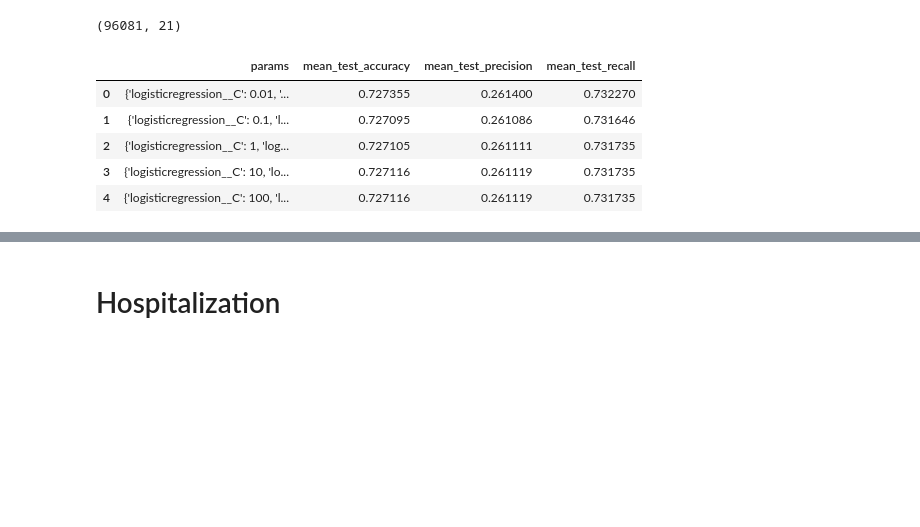
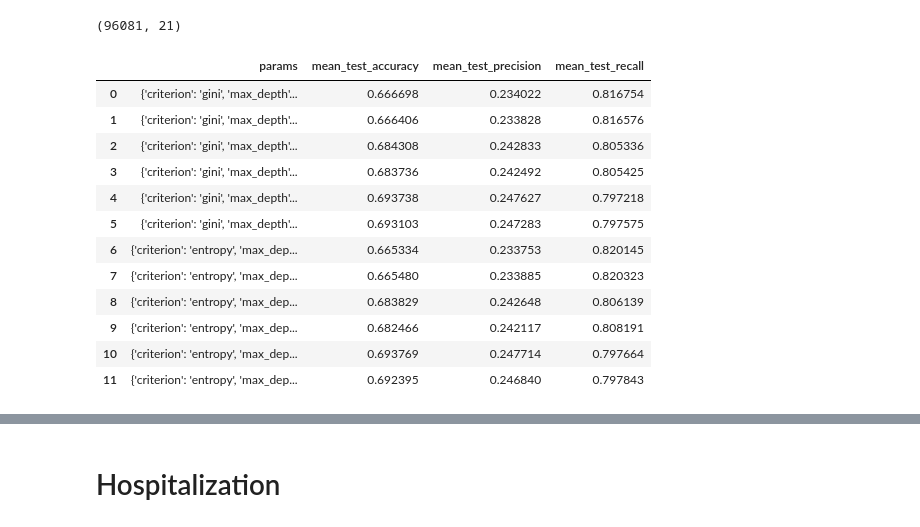
Before and after one commit to ml-project-2020/covid, a Jupyter notebook: Relative Risk.ipynb, the cells around one changed output, grey strips where cells are left out. Cells and saved outputs as stored; diff of their text form; code cells hidden in the pictures; blank space fills up the shorter version.

```diff
--- a/Relative Risk.ipynb
+++ b/Relative Risk.ipynb
@@ -43,41 +43,43 @@ train_n, test_n = mlpipeline.normalize(train, test, ['edad', 'pobreza', 'Densida
 # %% [output]
 (96081, 21)
 # %%
-# model
+# Balance Random Forest Model
+from imblearn.ensemble import BalancedRandomForestClassifier
 features = ['edad', 'diabetes', 'epoc', 'asma', 'inmusupr', 'hipertension', 'cardiovascular',
             'obesidad', 'tabaquismo', 'pobreza', 'medicos', 'camas_hosp', 'enfermeras']
 target= ['muertos']
 
-pipeline = make_pipeline((SMOTE(random_state=0)), LogisticRegression(random_state=0))
-
-
-#model
-params = {'logisticregression__penalty': ['l2'],
-          'logisticregression__C': [0.01, 0.1, 1, 10, 100],
-          'logisticregression__solver': ['lbfgs']}
-
-grid_d = GridSearchCV(estimator=pipeline,
-                    param_grid=params,
-                    cv=10,
-                    return_train_score=True,
-                    scoring= ['accuracy', 'precision', 'recall'],
-                    refit = 'recall')
-
+params = {'criterion':['gini', 'entropy'], 'max_depth':[5,10, 15],
+         'min_samples_split':[10, 15]}
+grid_parameters={'estimator':BalancedRandomForestClassifier(random_state=0),
+                          'param_grid':params,
+                          'cv':10,
+                          'return_train_score':True,
+                          'scoring':['recall', 'precision', 'accuracy'],
+                           'refit' : 'recall'}
+grid_d = GridSearchCV(**grid_parameters)
 grid_d.fit(train_n[features].values, train_n[target].values.ravel())
 results = pd.DataFrame(grid_d.cv_results_)
 
-best_model = grid_d.best_estimator_.get_params()['steps'][1][1]
+best_model = grid_d.best_estimator_
 
-pred = best_model.predict(test_n[features]) # predictions!!!
+pred = grid_d.predict(test_n[features]) # predictions!!!
 
 results[['params', 'mean_test_accuracy', 'mean_test_precision', 'mean_test_recall']]
 # %% [output]
 |  | params | mean_test_accuracy | mean_test_precision | mean_test_recall |
-| 0 | {'logisticregression__C': 0.01, '... | 0.727355 | 0.261400 | 0.732270 |
-| 1 | {'logisticregression__C': 0.1, 'l... | 0.727095 | 0.261086 | 0.731646 |
-| 2 | {'logisticregression__C': 1, 'log... | 0.727105 | 0.261111 | 0.731735 |
-| 3 | {'logisticregression__C': 10, 'lo... | 0.727116 | 0.261119 | 0.731735 |
-| 4 | {'logisticregression__C': 100, 'l... | 0.727116 | 0.261119 | 0.731735 |
+| 0 | {'criterion': 'gini', 'max_depth'... | 0.666698 | 0.234022 | 0.816754 |
+| 1 | {'criterion': 'gini', 'max_depth'... | 0.666406 | 0.233828 | 0.816576 |
+| 2 | {'criterion': 'gini', 'max_depth'... | 0.684308 | 0.242833 | 0.805336 |
+| 3 | {'criterion': 'gini', 'max_depth'... | 0.683736 | 0.242492 | 0.805425 |
+| 4 | {'criterion': 'gini', 'max_depth'... | 0.693738 | 0.247627 | 0.797218 |
+| 5 | {'criterion': 'gini', 'max_depth'... | 0.693103 | 0.247283 | 0.797575 |
+| 6 | {'criterion': 'entropy', 'max_dep... | 0.665334 | 0.233753 | 0.820145 |
+| 7 | {'criterion': 'entropy', 'max_dep... | 0.665480 | 0.233885 | 0.820323 |
+| 8 | {'criterion': 'entropy', 'max_dep... | 0.683829 | 0.242648 | 0.806139 |
+| 9 | {'criterion': 'entropy', 'max_dep... | 0.682466 | 0.242117 | 0.808191 |
+| 10 | {'criterion': 'entropy', 'max_dep... | 0.693769 | 0.247714 | 0.797664 |
+| 11 | {'criterion': 'entropy', 'max_dep... | 0.692395 | 0.246840 | 0.797843 |
 # %%
 # add column of predictions to test data
 covid_pred = test.copy()
```
Also changed, not shown: parts of 6 cells of this notebook.
